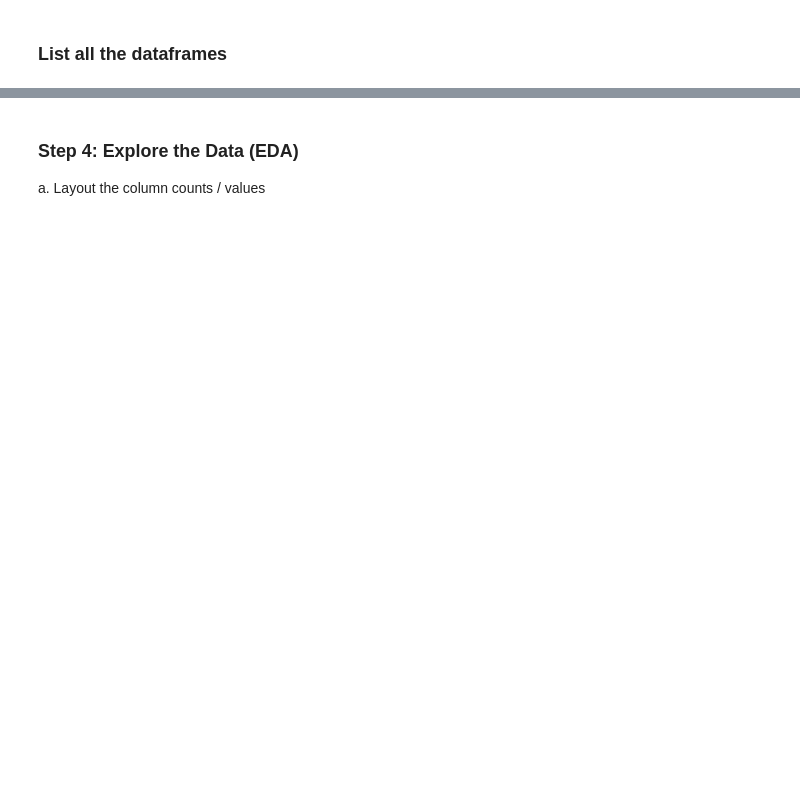
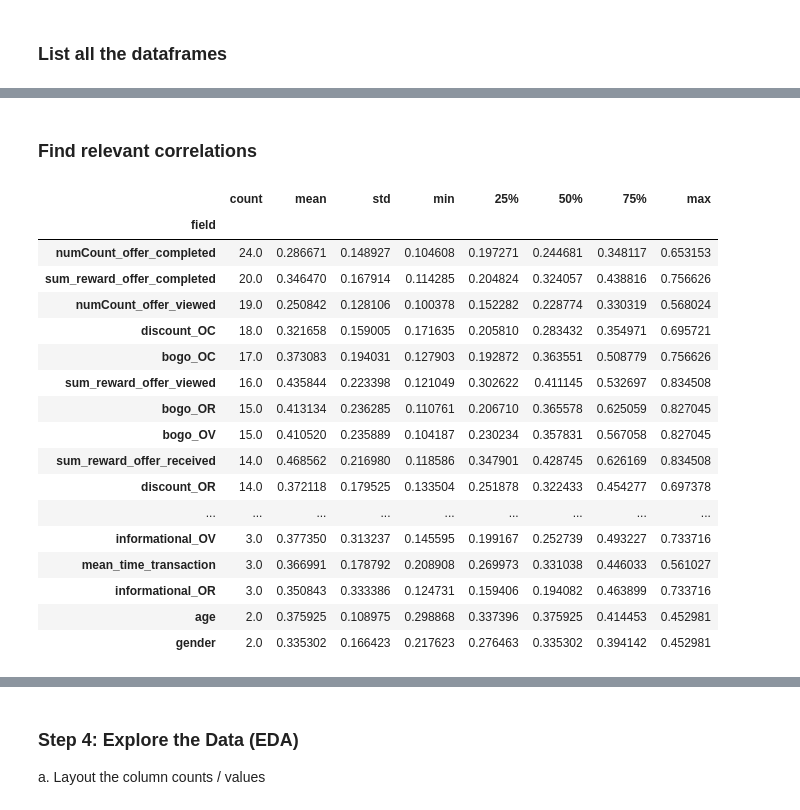
Before and after one commit to kiah-ucsd/DSE200, a Jupyter notebook: Mini_Project_2.ipynb, the cells around one changed output, grey strips where cells are left out. Cells and saved outputs as stored; diff of their text form; code cells hidden in the pictures; blank space fills up the shorter version.

```diff
--- a/Mini_Project_2.ipynb
+++ b/Mini_Project_2.ipynb
@@ -419,0 +220,10 @@ dtype: int64
+# %%
+#manually create because i don't want to deal with weird string names and list names are uneven
+portfolio_df['web'] = False
+portfolio_df.loc[portfolio_df.channels.str.contains('web'),'web'] = True
+portfolio_df['email'] = False
+portfolio_df.loc[portfolio_df.channels.str.contains('email'),'email'] = True
+portfolio_df['mobile'] = False
+portfolio_df.loc[portfolio_df.channels.str.contains('mobile'),'mobile'] = True
+portfolio_df['social'] = False
+portfolio_df.loc[portfolio_df.channels.str.contains('social'),'social'] = True
@@ -546,0 +380,18 @@ combined_events.head(2)
+# %%
+#plotting this would be a nightmare right now: 1431 pairs, most of which are probably useless
+#takes like 1min to run
+
+corr_values = []
+combo_list = list(itertools.combinations(master_df.drop(columns=['person','event',]).columns, r=2))
+combo_list
+for _, i in enumerate(combo_list):
+    r,p = spearmanr(master_df[i[0]], master_df[i[1]], nan_policy='omit')
+    corr_values.append({'pair': i[0] + "_" + i[1],
+                        'val1':i[0],
+                        'val2':i[1],
+                        'r':r,
+                        'p':p})
+
+corr_df = pd.DataFrame(corr_values)
+corr_df['dupe'] = corr_df.apply(lambda x: x.val1[-9:] in x.val2, axis=1) #cleanup corr_df...im sure theres a more elegant way to do this but idc
+corr_df
@@ -546,0 +412,35 @@ combined_events.head(2)
+# %% [markdown]
+### Find relevant correlations
+# %%
+#find relevant positive correlations, throw most important correlations into the model
+
+#dupe == within same event (offer completed == offer completed)
+corr_df2 = corr_df.loc[(corr_df.val1 != corr_df.val2)
+    & (corr_df.r > 0.1)
+    & (corr_df.p < 0.05)
+    & (corr_df.dupe == False)].sort_values(by='r',ascending=False)
+
+#show the most common parameters that are associated with positive r values, sorted by highest count then highest mean
+pos_corr = corr_df2.melt(id_vars=['pair','r'], value_vars =['val1','val2'], value_name = 'field')\
+    .groupby('field')['r'].describe()\
+    .sort_values(by=['count','mean'], ascending=False)
+pos_corr
+# %% [output]
+|  | count | mean | std | min | 25% | 50% | 75% | max |
+| field |  |  |  |  |  |  |  |  |
+| numCount_offer_completed | 24.0 | 0.286671 | 0.148927 | 0.104608 | 0.197271 | 0.244681 | 0.348117 | 0.653153 |
+| sum_reward_offer_completed | 20.0 | 0.346470 | 0.167914 | 0.114285 | 0.204824 | 0.324057 | 0.438816 | 0.756626 |
+| numCount_offer_viewed | 19.0 | 0.250842 | 0.128106 | 0.100378 | 0.152282 | 0.228774 | 0.330319 | 0.568024 |
+| discount_OC | 18.0 | 0.321658 | 0.159005 | 0.171635 | 0.205810 | 0.283432 | 0.354971 | 0.695721 |
+| bogo_OC | 17.0 | 0.373083 | 0.194031 | 0.127903 | 0.192872 | 0.363551 | 0.508779 | 0.756626 |
+| sum_reward_offer_viewed | 16.0 | 0.435844 | 0.223398 | 0.121049 | 0.302622 | 0.411145 | 0.532697 | 0.834508 |
+| bogo_OR | 15.0 | 0.413134 | 0.236285 | 0.110761 | 0.206710 | 0.365578 | 0.625059 | 0.827045 |
+| bogo_OV | 15.0 | 0.410520 | 0.235889 | 0.104187 | 0.230234 | 0.357831 | 0.567058 | 0.827045 |
+| sum_reward_offer_received | 14.0 | 0.468562 | 0.216980 | 0.118586 | 0.347901 | 0.428745 | 0.626169 | 0.834508 |
+| discount_OR | 14.0 | 0.372118 | 0.179525 | 0.133504 | 0.251878 | 0.322433 | 0.454277 | 0.697378 |
+| ... | ... | ... | ... | ... | ... | ... | ... | ... |
+| informational_OV | 3.0 | 0.377350 | 0.313237 | 0.145595 | 0.199167 | 0.252739 | 0.493227 | 0.733716 |
+| mean_time_transaction | 3.0 | 0.366991 | 0.178792 | 0.208908 | 0.269973 | 0.331038 | 0.446033 | 0.561027 |
+| informational_OR | 3.0 | 0.350843 | 0.333386 | 0.124731 | 0.159406 | 0.194082 | 0.463899 | 0.733716 |
+| age | 2.0 | 0.375925 | 0.108975 | 0.298868 | 0.337396 | 0.375925 | 0.414453 | 0.452981 |
+| gender | 2.0 | 0.335302 | 0.166423 | 0.217623 | 0.276463 | 0.335302 | 0.394142 | 0.452981 |
```
Also changed, not shown: parts of 66 cells of this notebook.
